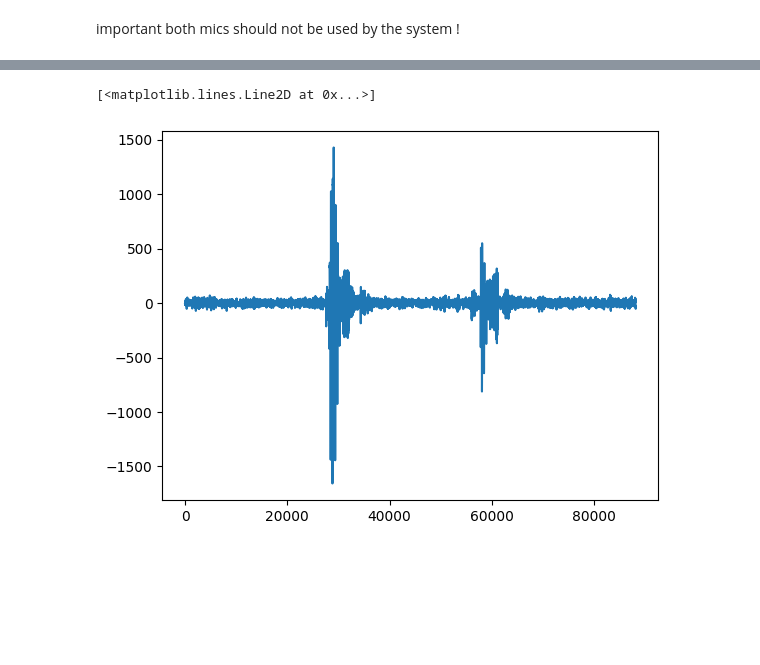
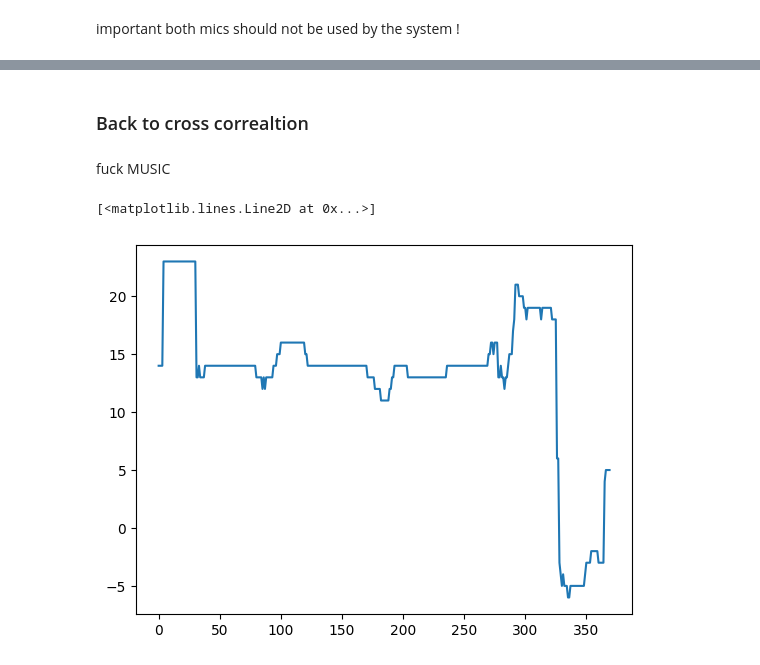
Before and after one commit to GKrafft2/Semester-project-MA4, a Jupyter notebook: DOA/multiple mics.ipynb, the cells around one changed output, grey strips where cells are left out. Saved outputs shown, nothing was run; the diff lists cells and outputs as text; code cells hidden in the pictures; blank space fills up the shorter version.

```diff
--- a/DOA/multiple mics.ipynb
+++ b/DOA/multiple mics.ipynb
@@ -134,7 +227,4 @@ plt.plot(data1)
-# %%
-PATH2 = "recording_2.wav"
-rate2, data2 = scipy.io.wavfile.read(PATH2)
-plt.plot(data2)
-# %% [output]
-[<matplotlib.lines.Line2D at 0x...>]
-[figure, removed]
+# %% [markdown]
+### Back to cross correaltion
+# %% [markdown]
+fuck MUSIC
@@ -140,0 +235,18 @@ plt.plot(data2)
+# %%
+corr = scipy.signal.correlate(samples[:,0], samples[:,1])
+
+window_size = 15000
+step_size = 500
+
+diffs = []
+
+for i in range(int(window_size/2), int(samples.shape[0]-window_size/2), step_size):
+        #print(i)
+        window = samples[int(i-window_size/2):int(i+window_size/2)]
+        corr = scipy.signal.correlate(window[:,0], window[:,1])
+        diff = np.argmax(corr)-window_size
+        diffs.append(diff)
+plt.plot(diffs)
+# %% [output]
+[<matplotlib.lines.Line2D at 0x...>]
+[figure, added]
```
Also changed, not shown: parts of 25 cells of this notebook, 4 other files.
